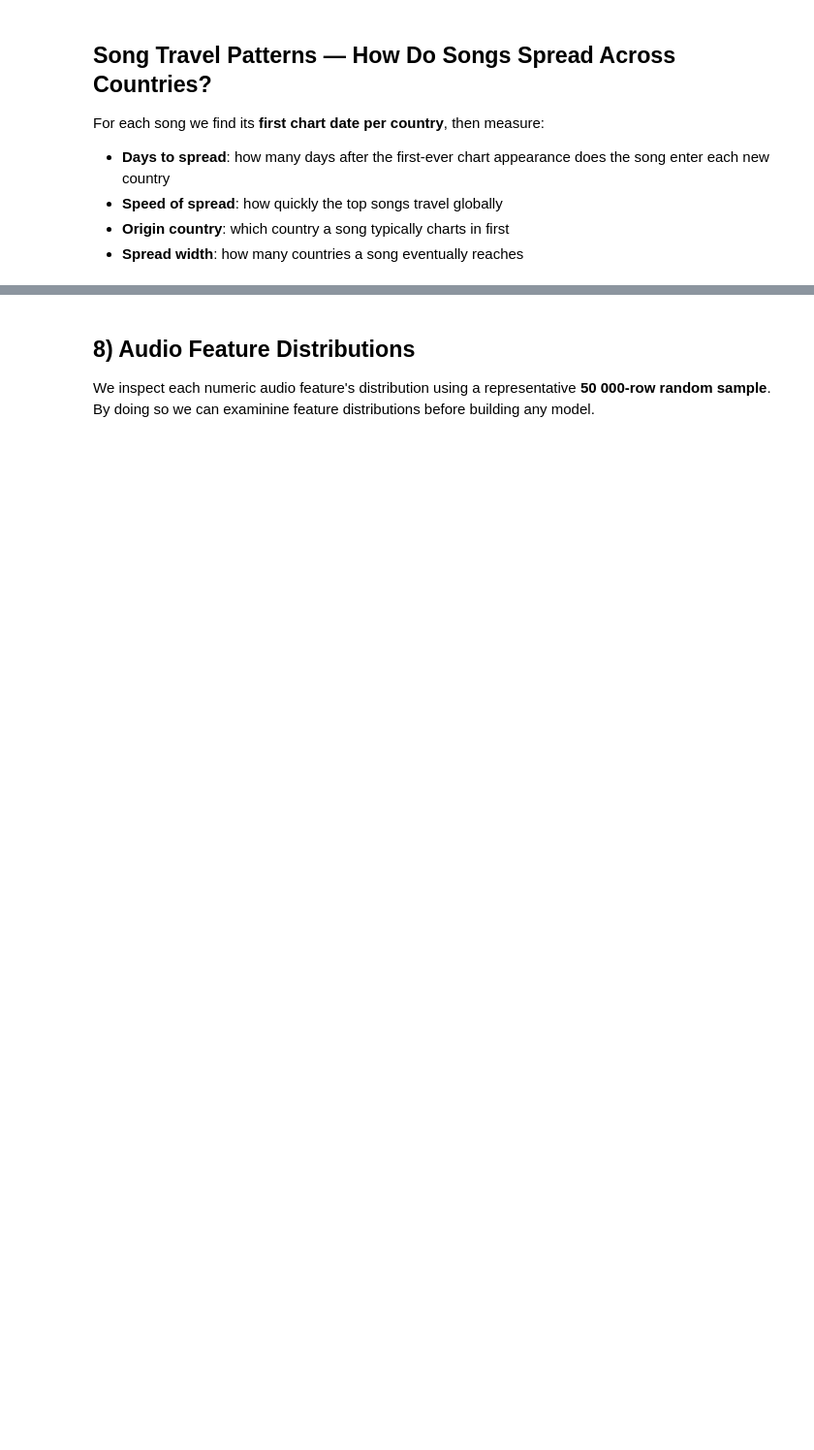
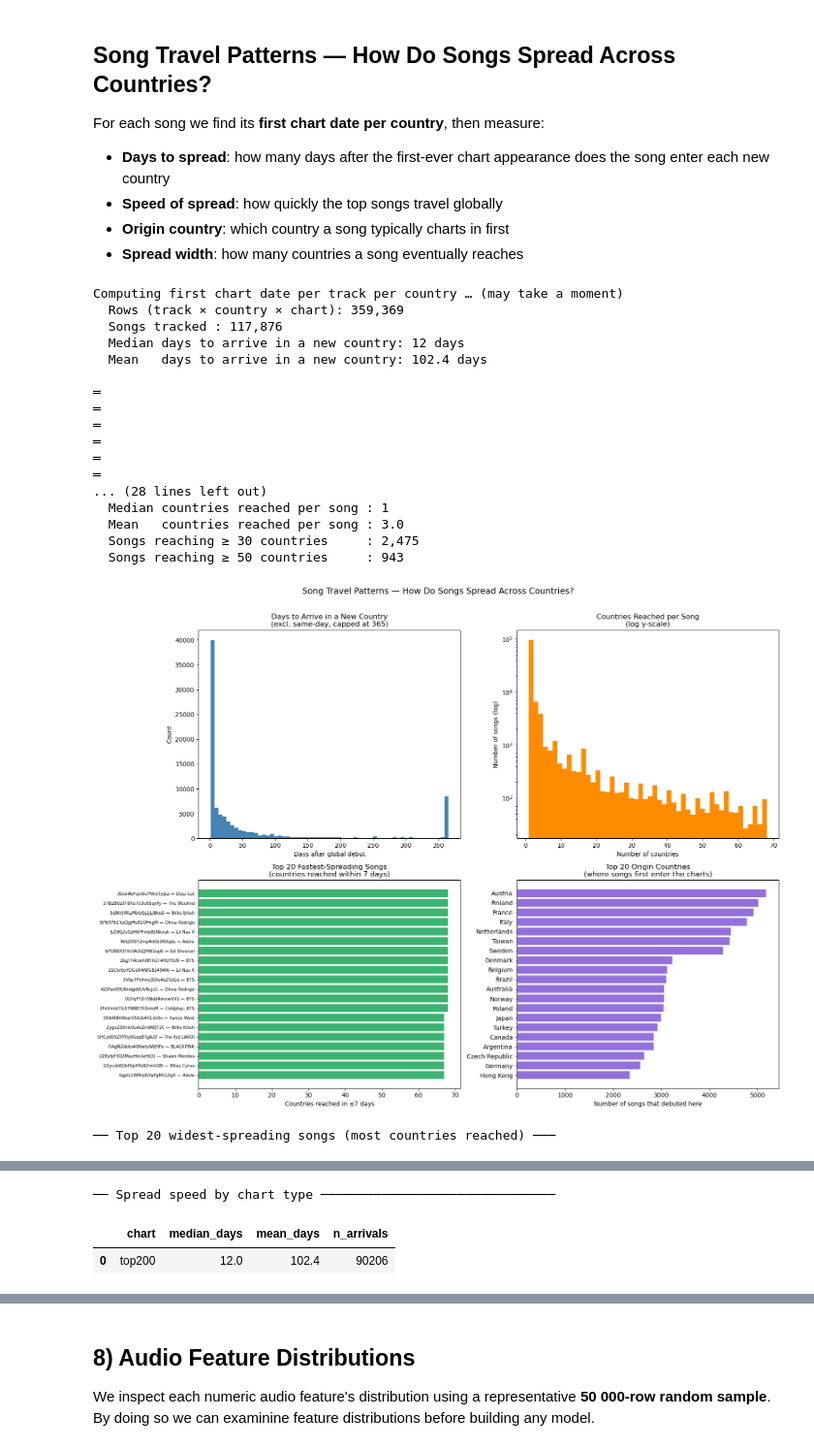
Before and after one commit to mchlkan/ML_Group_AB, a Jupyter notebook: Project_Information/Team_EDA_Baseline_FullData.ipynb, the cells around one changed output, grey strips where cells are left out. Shown at 97% size. Saved outputs shown, nothing was run; the diff lists cells and outputs as text; code cells hidden in the pictures; blank space fills up the shorter version.

```diff
--- a/Project_Information/Team_EDA_Baseline_FullData.ipynb
+++ b/Project_Information/Team_EDA_Baseline_FullData.ipynb
@@ -960,7 +1418,6 @@ first_entry = con.execute("""
     SELECT
         track_id,
         artist,
-        track_name,
         region,
         chart,
         MIN(CAST(date AS DATE)) AS first_chart_date
@@ -969,7 +1426,7 @@ first_entry = con.execute("""
       AND streams   IS NOT NULL
       AND region    IS NOT NULL
       AND LOWER(region) != 'global'
-    GROUP BY track_id, artist, track_name, region, chart
+    GROUP BY track_id, artist, region, chart
 """).df()
 
 first_entry["first_chart_date"] = pd.to_datetime(first_entry["first_chart_date"])
@@ -1003,7 +1460,7 @@ print(f"  Mean   days to arrive in a new country: {travel[travel['days_to_arrive
 
 # ── Step 3: Spread width per song ─────────────────────────────────────────────
 spread = (
-    travel.groupby(["track_id", "artist", "track_name", "origin_country"])
+    travel.groupby(["track_id", "artist", "origin_country"])
     .agg(
         countries_reached = ("region",          "nunique"),
         days_to_50pct     = ("days_to_arrive",  lambda x: x.quantile(0.5)),
@@ -1012,9 +1469,9 @@ spread = (
     .reset_index()
 )
 
-print("\n═" * 32)
+print("\n" + "═" * 60)
 print("  SPREAD WIDTH — songs by countries reached")
-print("═" * 32)
+print("═" * 60)
 print(f"  Median countries reached per song : {spread['countries_reached'].median():.0f}")
 print(f"  Mean   countries reached per song : {spread['countries_reached'].mean():.1f}")
 print(f"  Songs reaching ≥ 30 countries     : {(spread['countries_reached'] >= 30).sum():,}")
@@ -1040,7 +1497,7 @@ axes[0, 1].set_ylabel("Number of songs (log)")
 # (c) Top 20 fastest-spreading songs (most countries within 7 days)
 fast = (
     travel[travel["days_to_arrive"] <= 7]
-    .groupby(["track_id", "track_name", "artist"])["region"]
+    .groupby(["track_id", "artist"])["region"]
     .nunique()
     .reset_index()
     .rename(columns={"region": "countries_in_7d"})
@@ -1048,7 +1505,7 @@ fast = (
     .head(20)
 )
 axes[1, 0].barh(
-    (fast["track_name"].str[:25] + " — " + fast["artist"].str[:15])[::-1],
+    (fast["track_id"].str[:25] + " — " + fast["artist"].str[:15])[::-1],
     fast["countries_in_7d"][::-1],
     color="mediumseagreen"
 )
@@ -1070,31 +1527,51 @@ axes[1, 1].barh(
     top_origins["n_songs_originated"][::-1],
     color="mediumpurple"
 )
 axes[1, 1].set_title("Top 20 Origin Countries\n(where songs first enter the charts)")
 axes[1, 1].set_xlabel("Number of songs that debuted here")
 
 plt.suptitle("Song Travel Patterns — How Do Songs Spread Across Countries?", fontsize=14, y=1.01)
 plt.tight_layout()
 plt.show()
 
 # ── Step 5: Top 20 widest-spreading songs ─────────────────────────────────────
 print("\n── Top 20 widest-spreading songs (most countries reached) ───")
 display(
     spread.sort_values("countries_reached", ascending=False)
-    .head(20)[["track_name", "artist", "origin_country",
+    .head(20)[["artist", "origin_country",
                "countries_reached", "days_to_50pct", "max_spread_days"]]
     .reset_index(drop=True)
 )
 
 # ── Step 6: Spread speed by chart type ────────────────────────────────────────
 print("\n── Spread speed by chart type ───────────────────────────────")
 chart_speed = (
     travel[travel["days_to_arrive"] > 0]
     .groupby("chart")["days_to_arrive"]
     .agg(["median", "mean", "count"])
     .round(1)
     .rename(columns={"median": "median_days", "mean": "mean_days", "count": "n_arrivals"})
     .sort_values("median_days")
     .reset_index()
 )
 display(chart_speed)
+# %% [output]
+Computing first chart date per track per country … (may take a moment)
+  Rows (track × country × chart): 359,369
+  Songs tracked : 117,876
+  Median days to arrive in a new country: 12 days
+  Mean   days to arrive in a new country: 102.4 days
+
+═
+═
+═
+═
+═
+═
+... (28 lines left out)
+  Median countries reached per song : 1
+  Mean   countries reached per song : 3.0
+  Songs reaching ≥ 30 countries     : 2,475
+  Songs reaching ≥ 50 countries     : 943
+[figure, added]
+── Top 20 widest-spreading songs (most countries reached) ───
@@ -1100,0 +1595,3 @@ display(chart_speed)
+── Spread speed by chart type ───────────────────────────────
+|  | chart | median_days | mean_days | n_arrivals |
+| 0 | top200 | 12.0 | 102.4 | 90206 |
```
Also changed, not shown: parts of 52 cells of this notebook.
